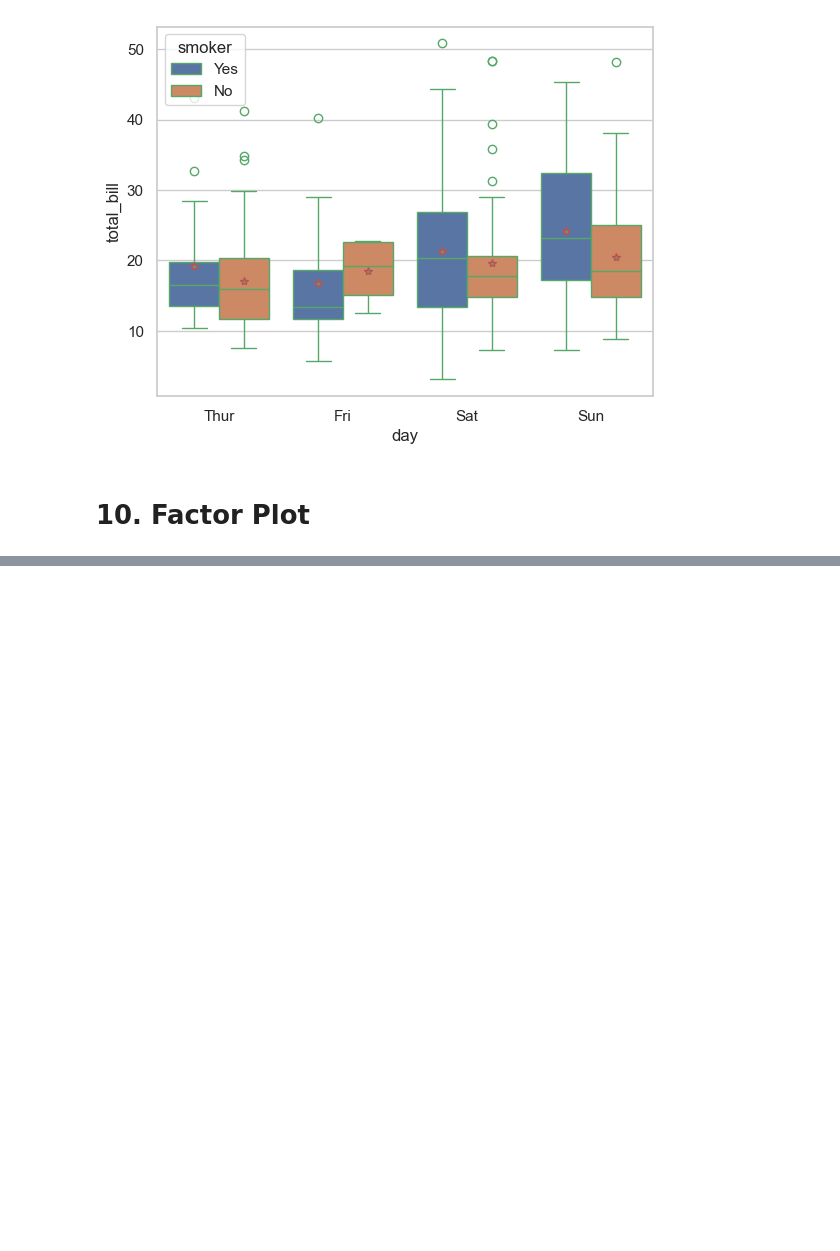
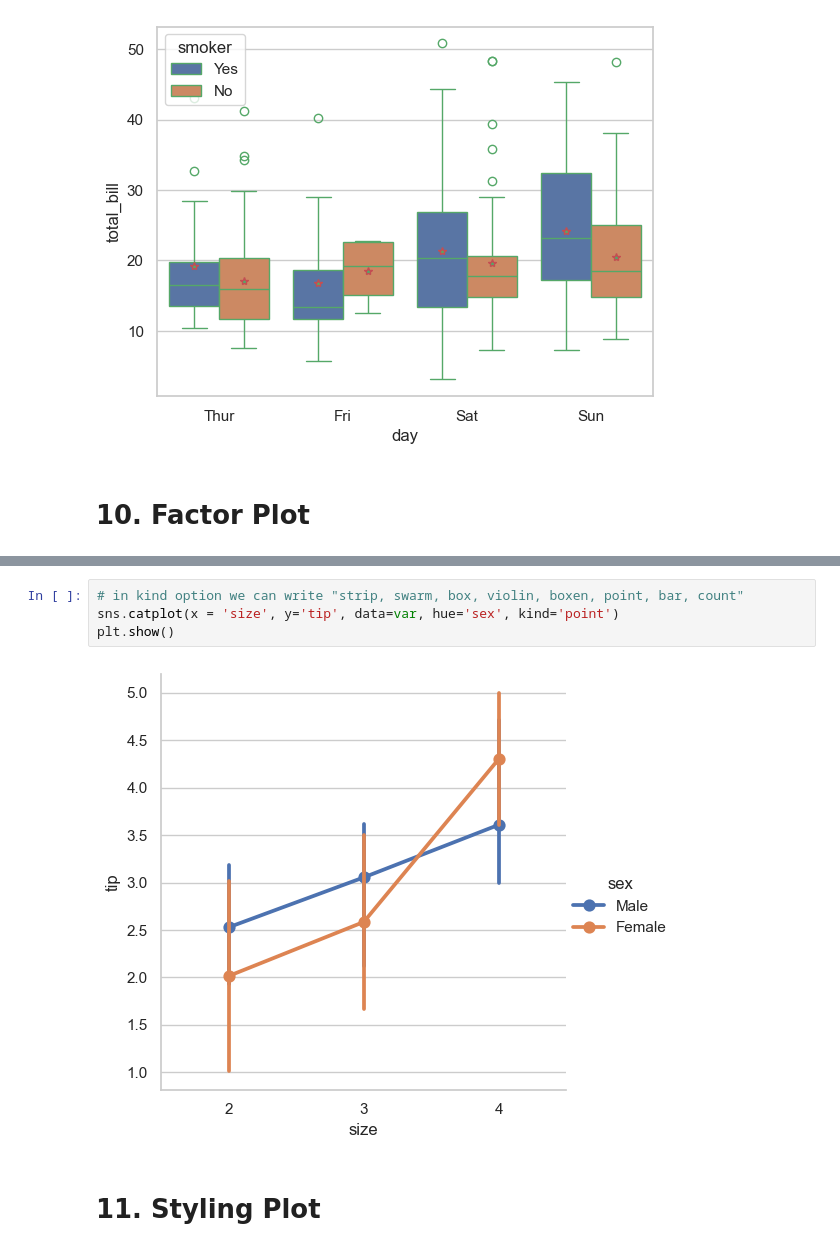
Before and after one commit to lukhi-laksh/Python-Seaborn, a Jupyter notebook: Advance.ipynb, the cells around one changed output, grey strips where cells are left out. Drawn from its saved outputs; the diff is of its cells as text; blank space fills up the shorter version.

```diff
--- a/Advance.ipynb
+++ b/Advance.ipynb
@@ -400,0 +405,8 @@ var
+# %%
+# in kind option we can write "strip, swarm, box, violin, boxen, point, bar, count"
+sns.catplot(x = 'size', y='tip', data=var, hue='sex', kind='point')
+plt.show()
+# %% [output]
+[figure, added]
+# %% [markdown]
+# 11. Styling Plot
```
Also changed, not shown: parts of 23 cells of this notebook.
